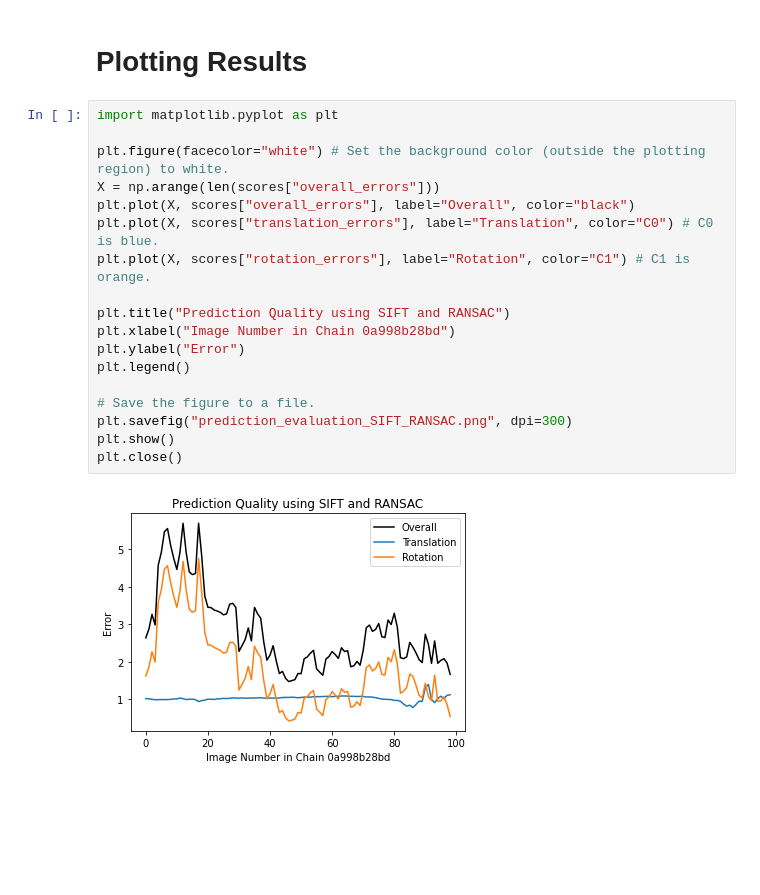
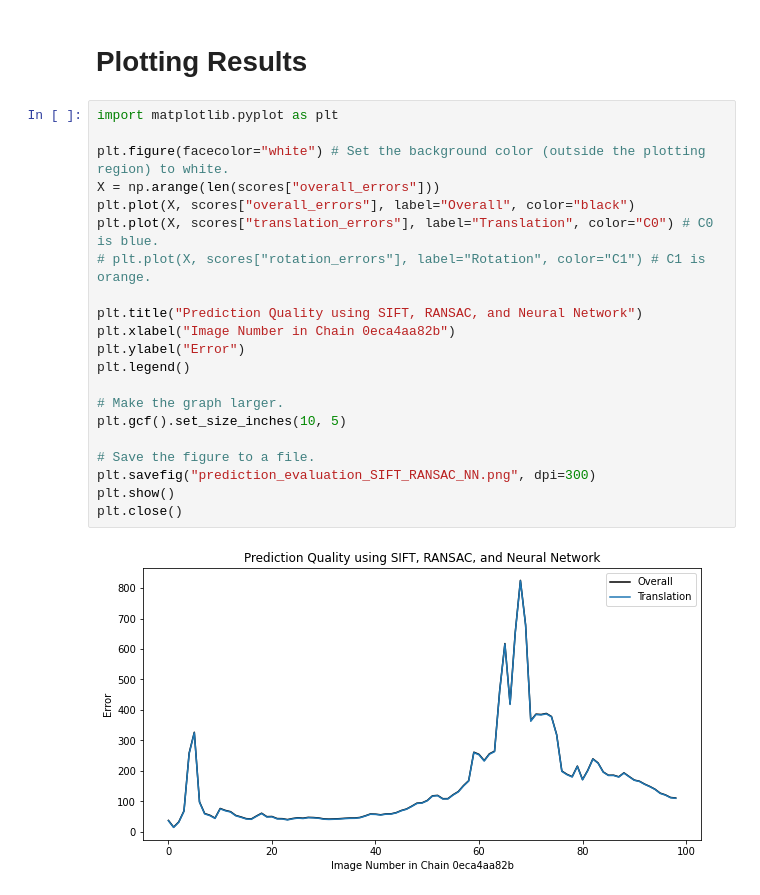
Before and after one commit to yeojunjie/spacecraft-pose-estimation, a Jupyter notebook: example_src/result_evaluation.ipynb, the cells around one changed output. Cells and saved outputs as stored; diff of their text form; blank space fills up the shorter version.

```diff
--- a/example_src/result_evaluation.ipynb
+++ b/example_src/result_evaluation.ipynb
@@ -243,20 +243,23 @@ scores = score_chains(predicted_df, actual_df)
 # %%
 import matplotlib.pyplot as plt
 
 plt.figure(facecolor="white") # Set the background color (outside the plotting region) to white.
 X = np.arange(len(scores["overall_errors"]))
 plt.plot(X, scores["overall_errors"], label="Overall", color="black")
 plt.plot(X, scores["translation_errors"], label="Translation", color="C0") # C0 is blue.
-plt.plot(X, scores["rotation_errors"], label="Rotation", color="C1") # C1 is orange.
+# plt.plot(X, scores["rotation_errors"], label="Rotation", color="C1") # C1 is orange.
 
-plt.title("Prediction Quality using SIFT and RANSAC")
-plt.xlabel("Image Number in Chain 0a998b28bd")
+plt.title("Prediction Quality using SIFT, RANSAC, and Neural Network")
+plt.xlabel("Image Number in Chain 0eca4aa82b")
 plt.ylabel("Error")
 plt.legend()
 
+# Make the graph larger.
+plt.gcf().set_size_inches(10, 5)
+
 # Save the figure to a file.
-plt.savefig("prediction_evaluation_SIFT_RANSAC.png", dpi=300)
+plt.savefig("prediction_evaluation_SIFT_RANSAC_NN.png", dpi=300)
 plt.show()
 plt.close()
 # %% [output]
-[figure, old version]
+[figure, new version]
```
